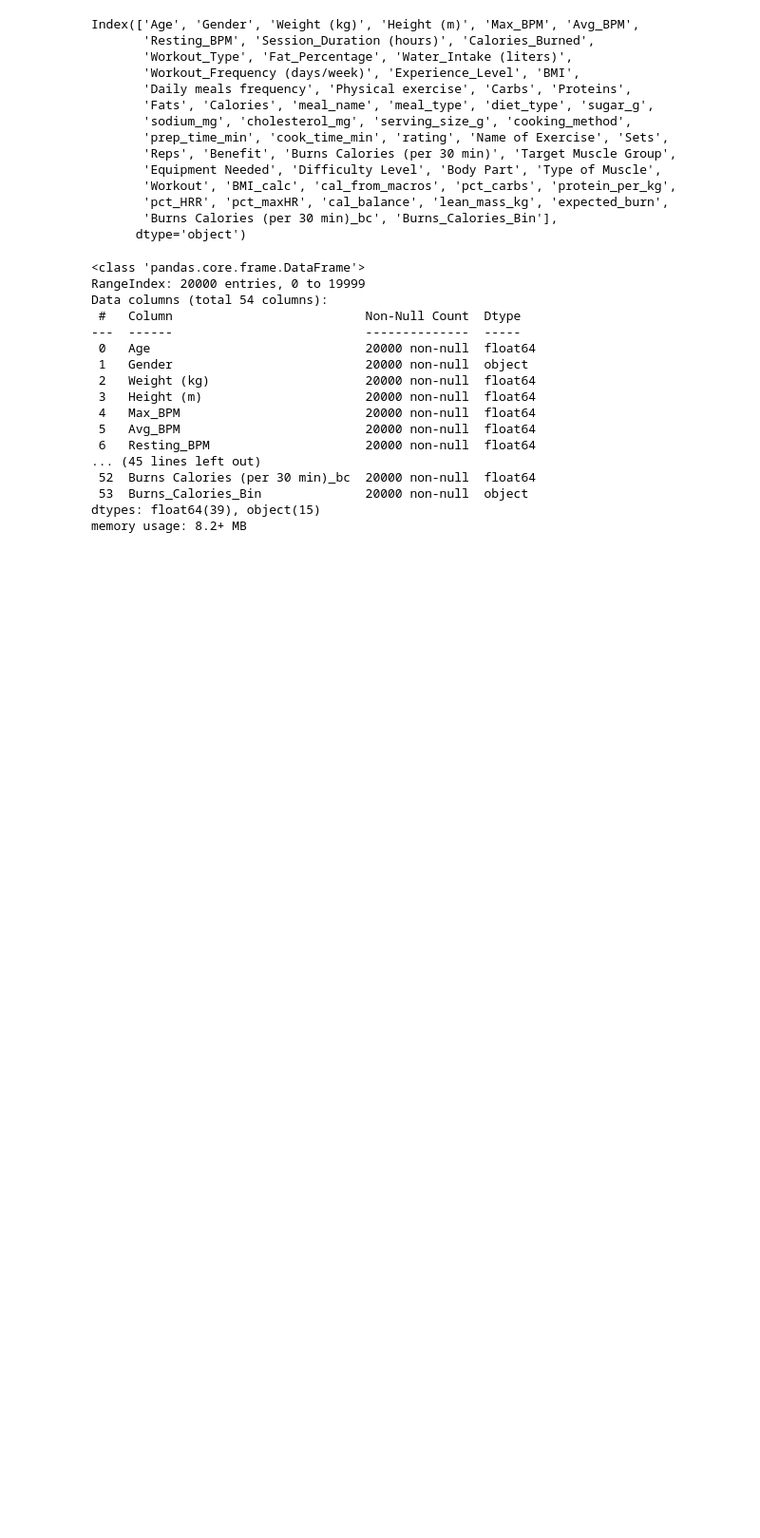
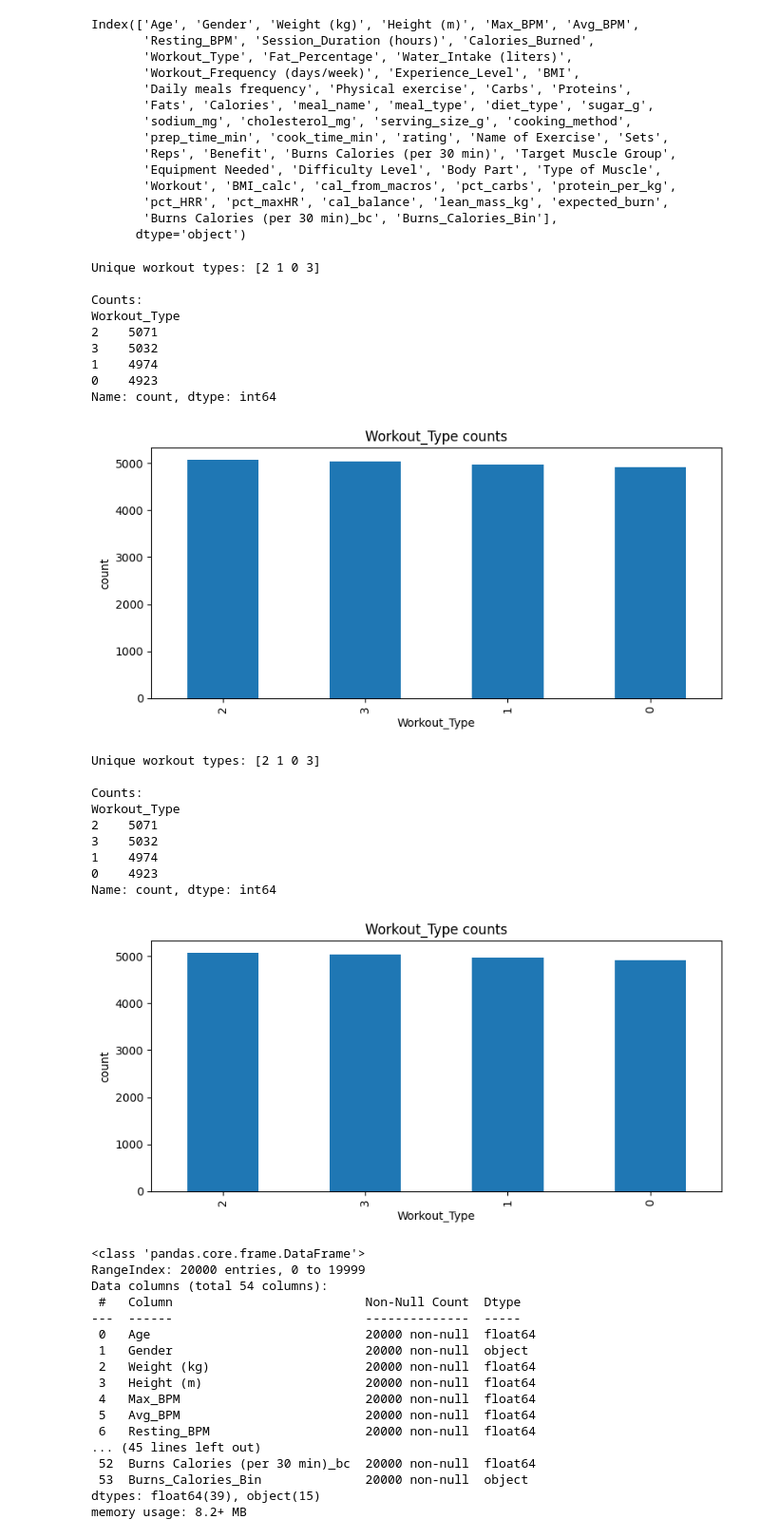
Before and after one commit to anumlk81/DS-project-1, a Jupyter notebook: lifestyle_data.ipynb, the cells around one changed output. Shown: that part at 95% size. Saved outputs shown, nothing was run; the diff lists cells and outputs as text; code cells hidden in the pictures; blank space fills up the shorter version.

Commit message:
workout types

```diff
--- a/lifestyle_data.ipynb
+++ b/lifestyle_data.ipynb
@@ -126,6 +130,71 @@ Index(['Age', 'Gender', 'Weight (kg)', 'Height (m)', 'Max_BPM', 'Avg_BPM',
        'pct_HRR', 'pct_maxHR', 'cal_balance', 'lean_mass_kg', 'expected_burn',
        'Burns Calories (per 30 min)_bc', 'Burns_Calories_Bin'],
       dtype='object')
+# %%
+# View all unique workout types in the data
+# show workout types and counts
+try:
+    df = cleaned_data
+except NameError:
+    print("cleaned_data not defined. Run the loading/cleaning cells first.")
+    df = None
+
+if df is not None:
+    col = 'Workout_Type'
+    if col in df.columns:
+        print("Unique workout types:", df[col].unique())
+        print("\nCounts:")
+        print(df[col].value_counts(dropna=False))
+        # quick bar plot
+        import matplotlib.pyplot as plt
+        df[col].value_counts().plot(kind='bar', figsize=(8,4), title='Workout_Type counts')
+        plt.ylabel('count')
+        plt.tight_layout()
+        plt.show()
+    else:
+        print(f"Column '{col}' not found. Available columns:\n{df.columns.tolist()}")
+        # show workout types and counts
+try:
+    df = cleaned_data
+except NameError:
+    print("cleaned_data not defined. Run the loading/cleaning cells first.")
+    df = None
+
+if df is not None:
+    col = 'Workout_Type'
+    if col in df.columns:
+        print("Unique workout types:", df[col].unique())
+        print("\nCounts:")
+        print(df[col].value_counts(dropna=False))
+        # quick bar plot
+        import matplotlib.pyplot as plt
+        df[col].value_counts().plot(kind='bar', figsize=(8,4), title='Workout_Type counts')
+        plt.ylabel('count')
+        plt.tight_layout()
+        plt.show()
+    else:
+        print(f"Column '{col}' not found. Available columns:\n{df.columns.tolist()}")
+# %% [output]
+Unique workout types: [2 1 0 3]
+
+Counts:
+Workout_Type
+2    5071
+3    5032
+1    4974
+0    4923
+Name: count, dtype: int64
+[figure, added]
+Unique workout types: [2 1 0 3]
+
+Counts:
+Workout_Type
+2    5071
+3    5032
+1    4974
+0    4923
+Name: count, dtype: int64
+[figure, added]
 # %%
 data.info()
 # %% [output]
```
Also changed, not shown: parts of 4 cells of this notebook.
